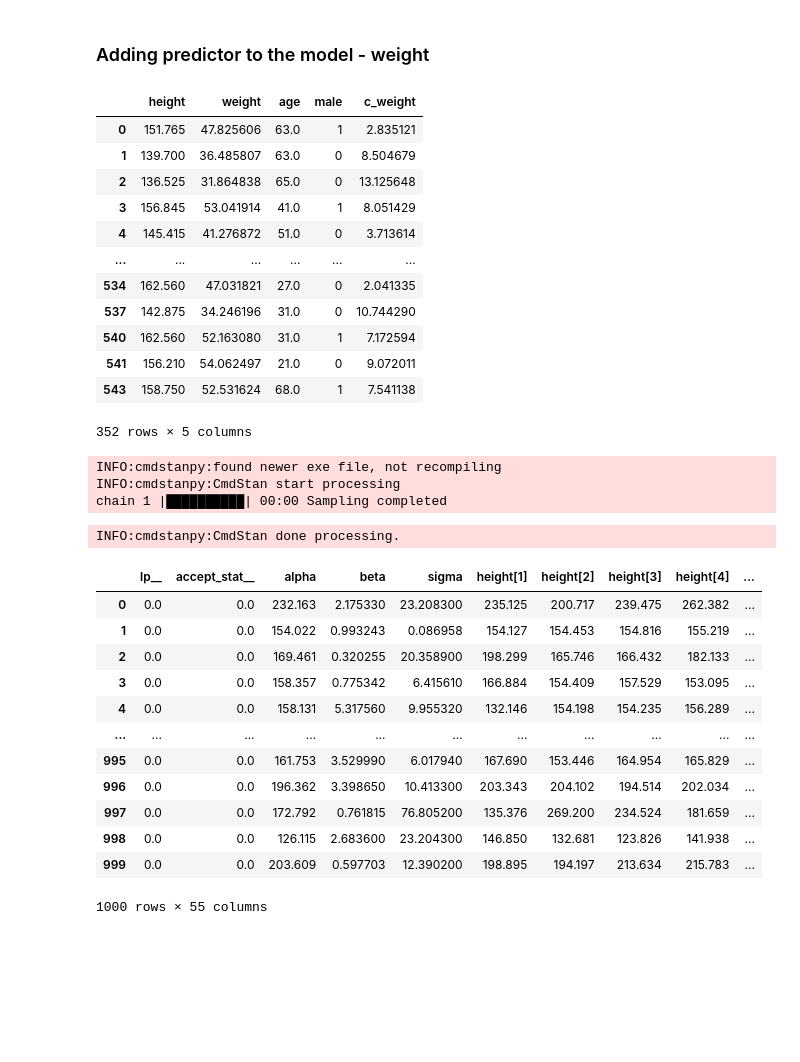
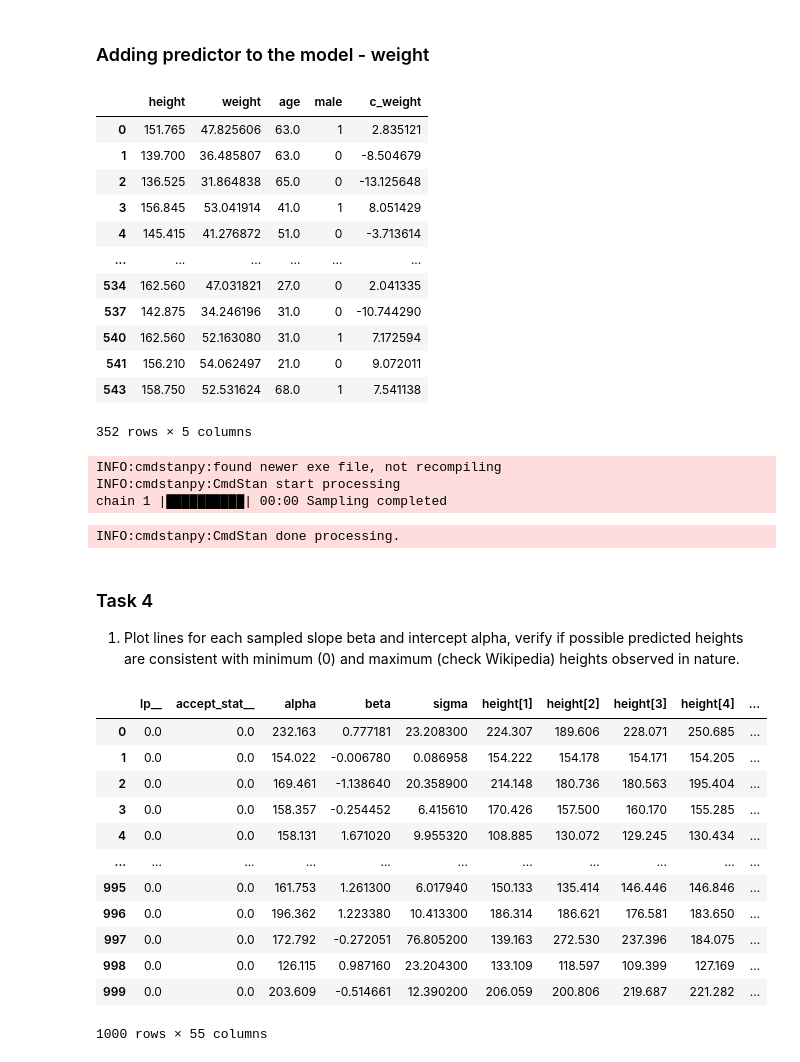
Before and after one commit to majedsuliman/Data-analysis, a Jupyter notebook: Lab4/Ex1.ipynb, the cells around one changed output. Cells and saved outputs as stored; diff of their text form; code cells hidden in the pictures; blank space fills up the shorter version.

```diff
--- a/Lab4/Ex1.ipynb
+++ b/Lab4/Ex1.ipynb
@@ -159,18 +159,18 @@ sns.jointplot(data = mu)
 # %% [markdown]
 ### Adding predictor to the model - weight
 # %%
- d['c_weight'] = abs(d['weight'] - d['weight'].mean())
- d
+ d['c_weight'] = d['weight'] - d['weight'].mean()
+d
 # %% [output]
 |  | height | weight | age | male | c_weight |
 | 0 | 151.765 | 47.825606 | 63.0 | 1 | 2.835121 |
-| 1 | 139.700 | 36.485807 | 63.0 | 0 | 8.504679 |
-| 2 | 136.525 | 31.864838 | 65.0 | 0 | 13.125648 |
+| 1 | 139.700 | 36.485807 | 63.0 | 0 | -8.504679 |
+| 2 | 136.525 | 31.864838 | 65.0 | 0 | -13.125648 |
 | 3 | 156.845 | 53.041914 | 41.0 | 1 | 8.051429 |
-| 4 | 145.415 | 41.276872 | 51.0 | 0 | 3.713614 |
+| 4 | 145.415 | 41.276872 | 51.0 | 0 | -3.713614 |
 | ... | ... | ... | ... | ... | ... |
 | 534 | 162.560 | 47.031821 | 27.0 | 0 | 2.041335 |
-| 537 | 142.875 | 34.246196 | 31.0 | 0 | 10.744290 |
+| 537 | 142.875 | 34.246196 | 31.0 | 0 | -10.744290 |
 | 540 | 162.560 | 52.163080 | 31.0 | 1 | 7.172594 |
 | 541 | 156.210 | 54.062497 | 21.0 | 0 | 9.072011 |
 | 543 | 158.750 | 52.531624 | 68.0 | 1 | 7.541138 |
@@ -192,20 +192,23 @@ INFO:cmdstanpy:found newer exe file, not recompiling
 INFO:cmdstanpy:CmdStan start processing
 chain 1 |██████████| 00:00 Sampling completed
 INFO:cmdstanpy:CmdStan done processing.
+# %% [markdown]
+### Task 4
+1. Plot lines for each sampled slope beta and intercept alpha, verify if possible predicted heights are consistent with minimum (0) and maximum (check Wikipedia) heights observed in nature.
 # %%
 df = sim.draws_pd()
 df
 # %% [output]
 |  | lp__ | accept_stat__ | alpha | beta | sigma | height[1] | height[2] | height[3] | height[4] | ... |
-| 0 | 0.0 | 0.0 | 232.163 | 2.175330 | 23.208300 | 235.125 | 200.717 | 239.475 | 262.382 | ... |
-| 1 | 0.0 | 0.0 | 154.022 | 0.993243 | 0.086958 | 154.127 | 154.453 | 154.816 | 155.219 | ... |
-| 2 | 0.0 | 0.0 | 169.461 | 0.320255 | 20.358900 | 198.299 | 165.746 | 166.432 | 182.133 | ... |
-| 3 | 0.0 | 0.0 | 158.357 | 0.775342 | 6.415610 | 166.884 | 154.409 | 157.529 | 153.095 | ... |
-| 4 | 0.0 | 0.0 | 158.131 | 5.317560 | 9.955320 | 132.146 | 154.198 | 154.235 | 156.289 | ... |
+| 0 | 0.0 | 0.0 | 232.163 | 0.777181 | 23.208300 | 224.307 | 189.606 | 228.071 | 250.685 | ... |
+| 1 | 0.0 | 0.0 | 154.022 | -0.006780 | 0.086958 | 154.222 | 154.178 | 154.171 | 154.205 | ... |
+| 2 | 0.0 | 0.0 | 169.461 | -1.138640 | 20.358900 | 214.148 | 180.736 | 180.563 | 195.404 | ... |
+| 3 | 0.0 | 0.0 | 158.357 | -0.254452 | 6.415610 | 170.426 | 157.500 | 160.170 | 155.285 | ... |
+| 4 | 0.0 | 0.0 | 158.131 | 1.671020 | 9.955320 | 108.885 | 130.072 | 129.245 | 130.434 | ... |
 | ... | ... | ... | ... | ... | ... | ... | ... | ... | ... | ... |
-| 995 | 0.0 | 0.0 | 161.753 | 3.529990 | 6.017940 | 167.690 | 153.446 | 164.954 | 165.829 | ... |
-| 996 | 0.0 | 0.0 | 196.362 | 3.398650 | 10.413300 | 203.343 | 204.102 | 194.514 | 202.034 | ... |
-| 997 | 0.0 | 0.0 | 172.792 | 0.761815 | 76.805200 | 135.376 | 269.200 | 234.524 | 181.659 | ... |
-| 998 | 0.0 | 0.0 | 126.115 | 2.683600 | 23.204300 | 146.850 | 132.681 | 123.826 | 141.938 | ... |
-| 999 | 0.0 | 0.0 | 203.609 | 0.597703 | 12.390200 | 198.895 | 194.197 | 213.634 | 215.783 | ... |
+| 995 | 0.0 | 0.0 | 161.753 | 1.261300 | 6.017940 | 150.133 | 135.414 | 146.446 | 146.846 | ... |
+| 996 | 0.0 | 0.0 | 196.362 | 1.223380 | 10.413300 | 186.314 | 186.621 | 176.581 | 183.650 | ... |
+| 997 | 0.0 | 0.0 | 172.792 | -0.272051 | 76.805200 | 139.163 | 272.530 | 237.396 | 184.075 | ... |
+| 998 | 0.0 | 0.0 | 126.115 | 0.987160 | 23.204300 | 133.109 | 118.597 | 109.399 | 127.169 | ... |
+| 999 | 0.0 | 0.0 | 203.609 | -0.514661 | 12.390200 | 206.059 | 200.806 | 219.687 | 221.282 | ... |
 1000 rows × 55 columns
```
Also changed, not shown: parts of 16 cells of this notebook, 8 other files.
